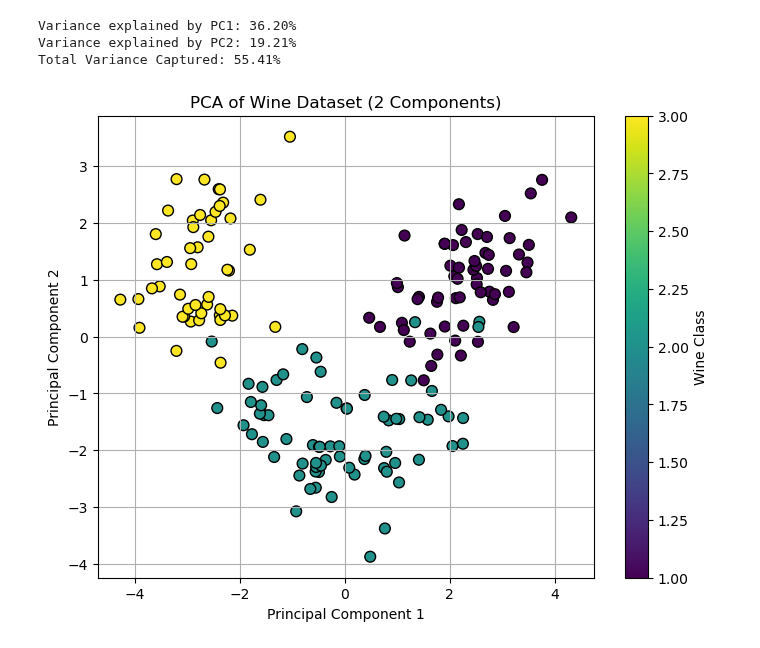
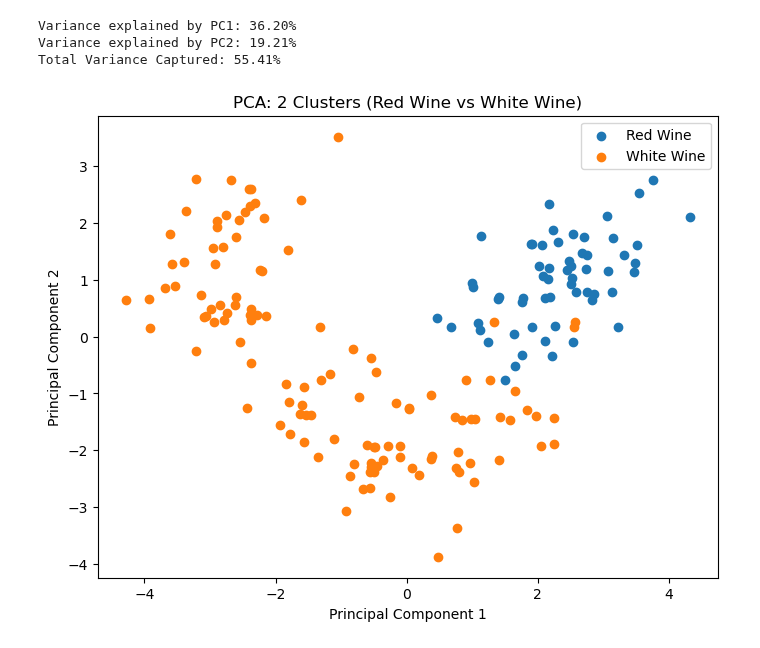
Before and after one commit to nishtha911/BE-Practicals-CL, a Jupyter notebook: CL-I-ML/ML1.ipynb, the cells around one changed output. Saved outputs shown, nothing was run; the diff lists cells and outputs as text; code cells hidden in the pictures.

```diff
--- a/CL-I-ML/ML1.ipynb
+++ b/CL-I-ML/ML1.ipynb
@@ -7,8 +7,10 @@ from sklearn.preprocessing import StandardScaler
 url = "https://media.geeksforgeeks.org/wp-content/uploads/Wine.csv"
 df = pd.read_csv(url)
 # %%
-X = df.iloc[:, :-1]
-y = df.iloc[:, -1]
+X = df.drop('Customer_Segment', axis=1)
+y = df['Customer_Segment']
+# %%
+y_binary = y.map({1: 'Red Wine', 2: 'White Wine', 3: 'White Wine'})
 # %%
 scaler = StandardScaler()
 X_scaled = scaler.fit_transform(X)
@@ -27,14 +29,16 @@ Variance explained by PC2: 19.21%
 Total Variance Captured: 55.41%
 # %%
 plt.figure(figsize=(8, 6))
-scatter = plt.scatter(
-    X_pca[:, 0], X_pca[:, 1], c=y, cmap="viridis", edgecolor="k", s=60
-)
-plt.title("PCA of Wine Dataset (2 Components)")
-plt.xlabel("Principal Component 1")
-plt.ylabel("Principal Component 2")
-plt.colorbar(scatter, label="Wine Class")
-plt.grid(True)
+for wine_type in ['Red Wine', 'White Wine']:
+    plt.scatter(
+        X_pca[y_binary == wine_type, 0],
+        X_pca[y_binary == wine_type, 1],
+        label=wine_type
+    )
+plt.xlabel('Principal Component 1')
+plt.ylabel('Principal Component 2')
+plt.title('PCA: 2 Clusters (Red Wine vs White Wine)')
+plt.legend()
 plt.show()
 # %% [output]
-[figure, old version]
+[figure, new version]
```
Also changed, not shown: 2 other files.
